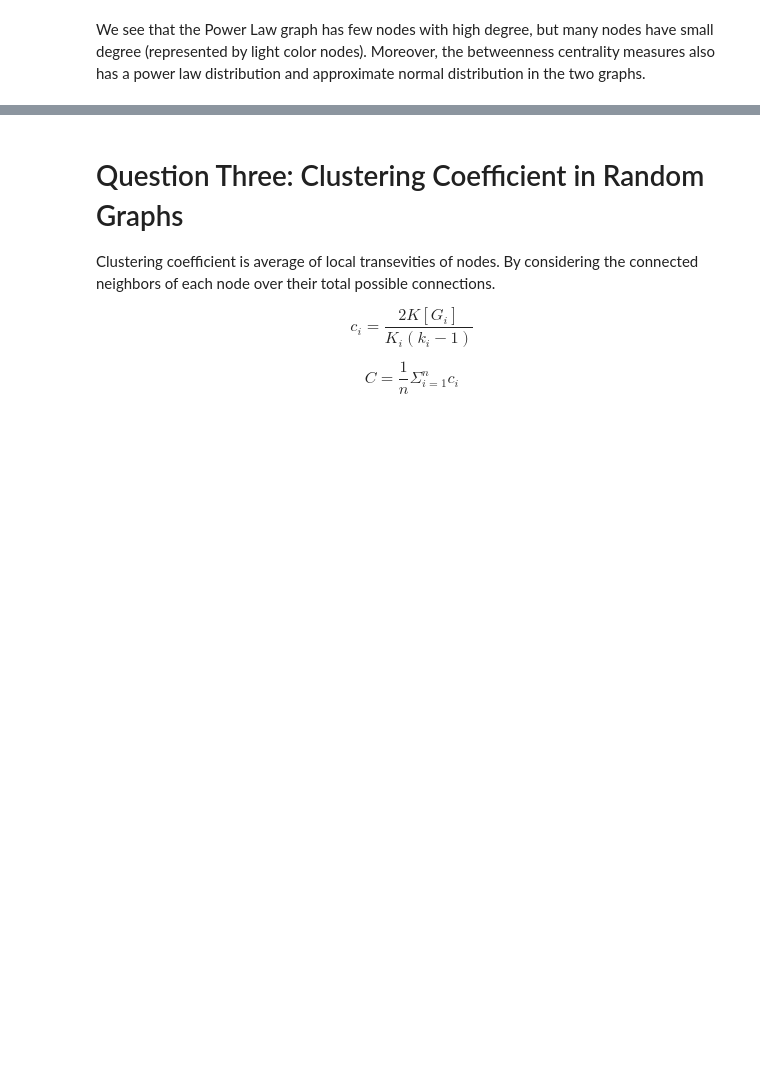
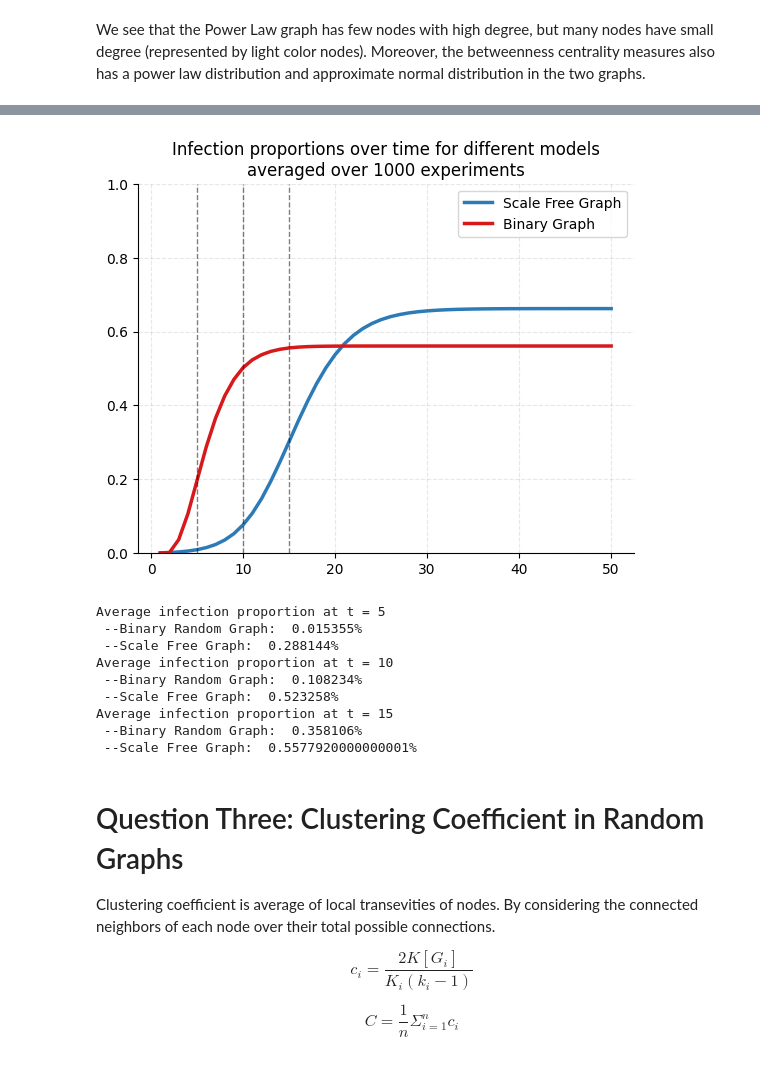
Before and after one commit to romgou74/Networks-Graded-Lab, a Jupyter notebook: Lab6 - Notebook.ipynb, the cells around one changed output, grey strips where cells are left out. Cells and saved outputs as stored; diff of their text form; code cells hidden in the pictures; blank space fills up the shorter version.

```diff
--- a/Lab6 - Notebook.ipynb
+++ b/Lab6 - Notebook.ipynb
@@ -277,3 +338,58 @@ We see that the Power Law graph has few nodes with high degree, but many nodes h
+# %%
+# Graph of infection in two groups through time
+
+plt.rcParams.update({
+    'font.family': 'sans-serif',
+    'axes.spines.top': False,
+    'axes.spines.right': False,
+    'axes.grid': True,
+    'grid.alpha': 0.3,
+    'grid.linestyle': '--',
+})
+
+
+colors = ['#2c7bb6', '#d7191c']
+plt.plot( range(1,51),
+          [n/N for _,n,_ in average_states_50_rG],
+    color=colors[0],
+    linewidth=2.5,
+    linestyle='-',
+    label='Scale Free Graph',
+)
+
+plt.plot( range(1,51),
+          [n/N for _,n,_ in average_states_50_plG],
+    color=colors[1],
+    linewidth=2.5,
+    linestyle='-',
+    label='Binary Graph',
+)
+
+plt.axvline(x=5, color='black', linestyle='--', linewidth=1, alpha = 0.5 )
+plt.axvline(x=15, color='black', linestyle='--', linewidth=1, alpha = 0.5 )
+plt.axvline(x=10, color='black', linestyle='--', linewidth=1, alpha = 0.5 )
+
+
+plt.title('Infection proportions over time for different models\naveraged over 1000 experiments')
+plt.ylim((0,1))
+plt.legend()
+plt.show()
+
+for t in [5,10,15]:
+    print(f'Average infection proportion at t = {t}')
+    print(f' --Binary Random Graph:  {average_states_50_rG[t][1]/1000}%')
+    print(f' --Scale Free Graph:  {average_states_50_plG[t][1]/1000}%')
+# %% [output]
+[figure, added]
+Average infection proportion at t = 5
+ --Binary Random Graph:  0.015355%
+ --Scale Free Graph:  0.288144%
+Average infection proportion at t = 10
+ --Binary Random Graph:  0.108234%
+ --Scale Free Graph:  0.523258%
+Average infection proportion at t = 15
+ --Binary Random Graph:  0.358106%
+ --Scale Free Graph:  0.5577920000000001%
 # %% [markdown]
 # Question Three: Clustering Coefficient in Random Graphs
 
```
Also changed, not shown: parts of 4 cells of this notebook, 1 other file.
